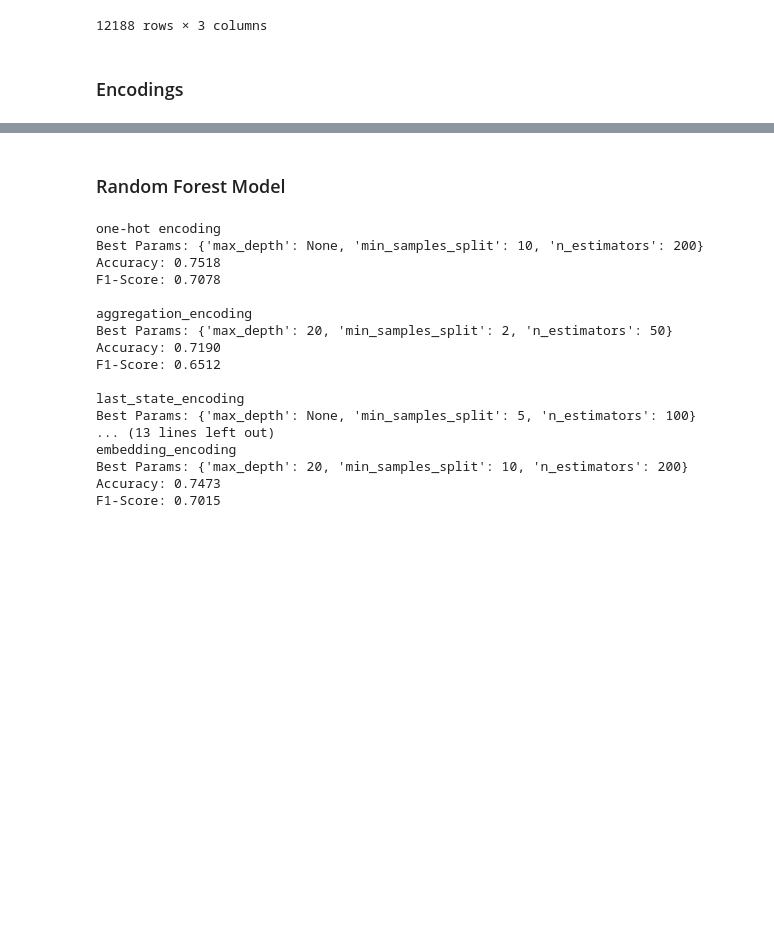
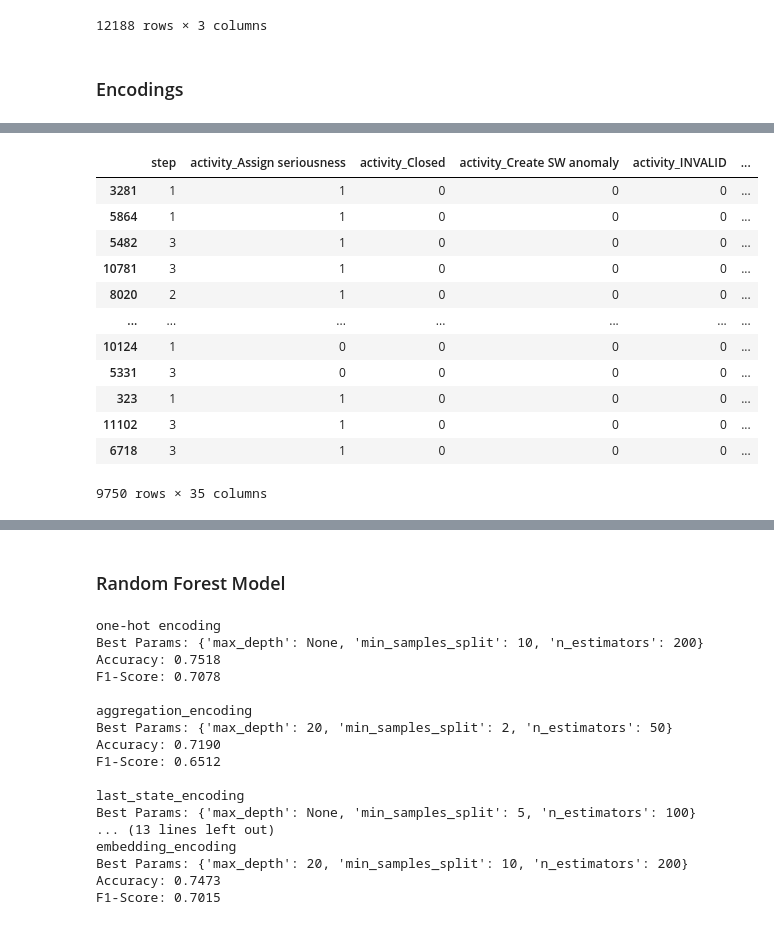
Before and after one commit to LorenzoCirac/Encodings-for-Next-Step-Activity-Prediction, a Jupyter notebook: Encodings for Next Step Activity Prediction.ipynb, the cells around one changed output, grey strips where cells are left out. Cells and saved outputs as stored; diff of their text form; code cells hidden in the pictures; blank space fills up the shorter version.

```diff
--- a/Encodings for Next Step Activity Prediction.ipynb
+++ b/Encodings for Next Step Activity Prediction.ipynb
@@ -57,3 +57,16 @@ df.head()
 | 2 | Resolve ticket | complete | Value 2 | 2010-01-29 08:52:34+00:00 | Resolve ticket | Value 2 | ... |
 | 3 | Closed | complete | Value 5 | 2010-02-13 08:52:48+00:00 | Closed | Value 5 | ... |
 | 4 | Closed | complete | Value 5 | 2010-02-13 08:52:48+00:00 | Closed | Value 5 | ... |
+# %%
+from pm4py.objects.log.importer.xes import importer as xes_importer
+import pm4py
+
+print(f"Cases: {len(log)}")
+print(f"Events: {sum(len(trace) for trace in log)}")
+print(f"Activities: {len(pm4py.get_event_attribute_values(log, "concept:name"))}")
+print(f"Variants: {len(pm4py.stats.get_variants(log))}")
+
+activities = pm4py.get_event_attribute_values(log, "concept:name")
+print("\nMost common activities:")
+for activity, count in sorted(activities.items(), key=lambda x: x[1], reverse=True)[:5]:
+    print(f"* {activity}: {count}")
@@ -170,2 +226,18 @@ def apply_one_hot_encoding(X_train, X_test):
+# %%
+apply_one_hot_encoding(X_train, X_test)[0]
+# %% [output]
+|  | step | activity_Assign seriousness | activity_Closed | activity_Create SW anomaly | activity_INVALID | ... |
+| 3281 | 1 | 1 | 0 | 0 | 0 | ... |
+| 5864 | 1 | 1 | 0 | 0 | 0 | ... |
+| 5482 | 3 | 1 | 0 | 0 | 0 | ... |
+| 10781 | 3 | 1 | 0 | 0 | 0 | ... |
+| 8020 | 2 | 1 | 0 | 0 | 0 | ... |
+| ... | ... | ... | ... | ... | ... | ... |
+| 10124 | 1 | 0 | 0 | 0 | 0 | ... |
+| 5331 | 3 | 0 | 0 | 0 | 0 | ... |
+| 323 | 1 | 1 | 0 | 0 | 0 | ... |
+| 11102 | 3 | 1 | 0 | 0 | 0 | ... |
+| 6718 | 3 | 1 | 0 | 0 | 0 | ... |
+9750 rows × 35 columns
 # %% [markdown]
 <h5>Last State Encoding</h5>
```
Also changed, not shown: parts of 22 cells of this notebook, 3 other files.
